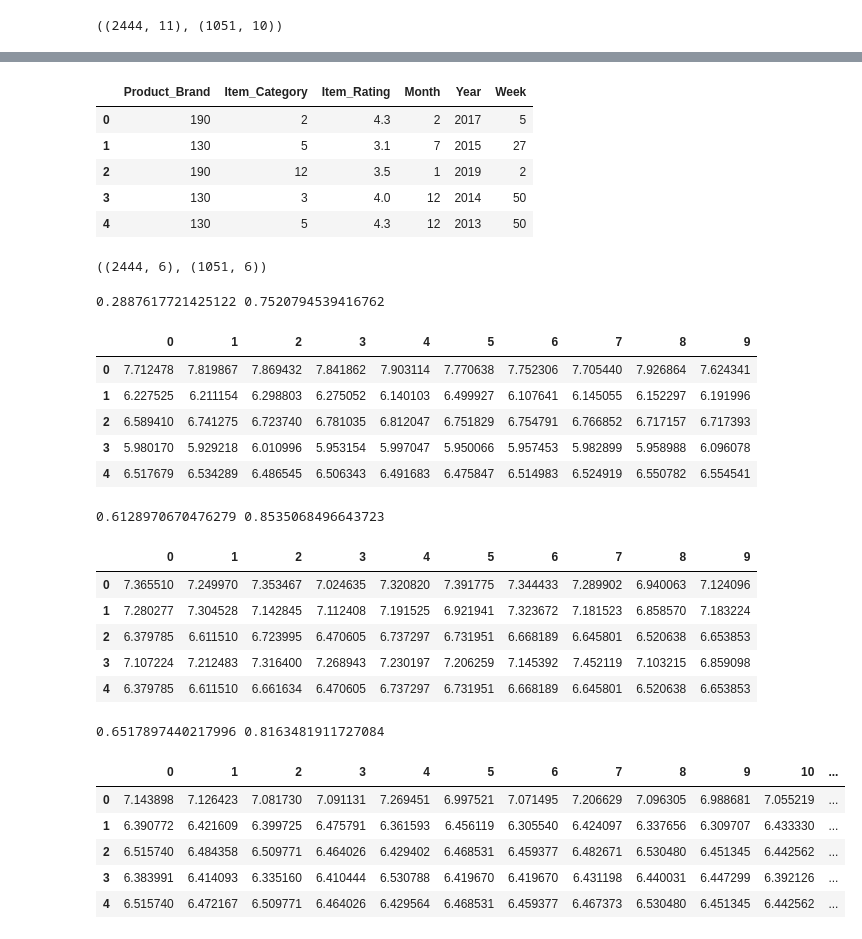
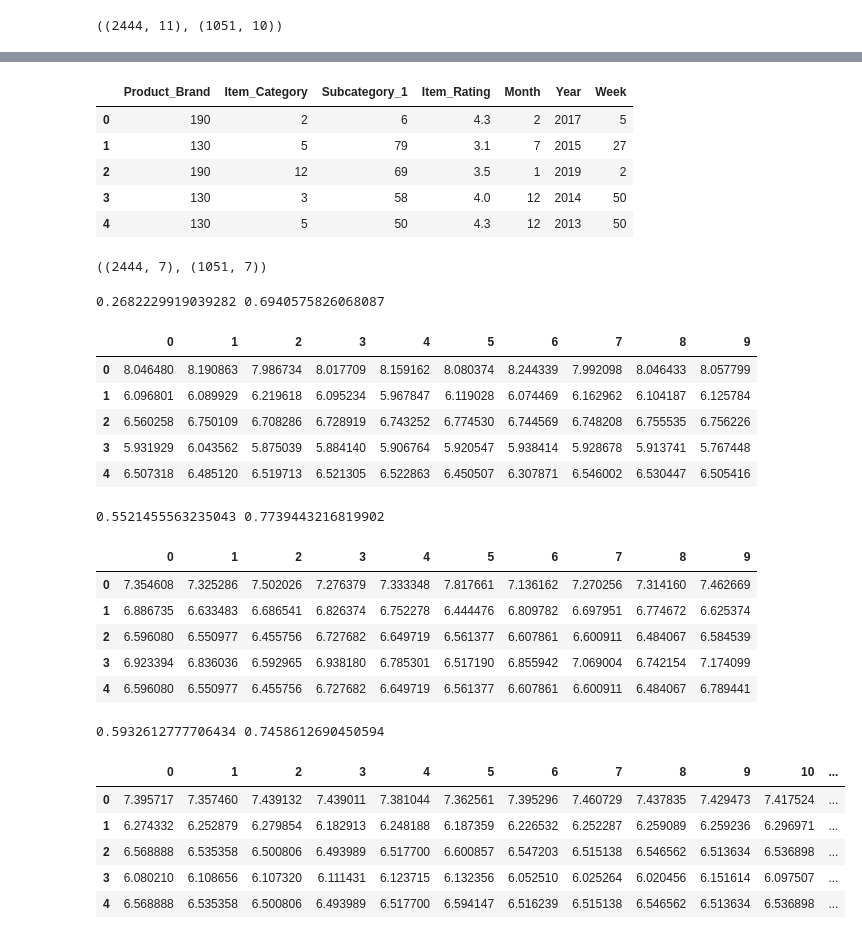
Before and after one commit to RahulGupta16/Machinehack-E-Commerce-product-price-prediction, a Jupyter notebook: Untitled.ipynb, the cells around one changed output, grey strips where cells are left out. Saved outputs shown, nothing was run; the diff lists cells and outputs as text; code cells hidden in the pictures.

Commit message:
Local cv : 0.72 , Online cv : 0.74, applied LE on Subcategory1,Itemcategory1and product brand using gdbr

```diff
--- a/Untitled.ipynb
+++ b/Untitled.ipynb
@@ -198,0 +216,10 @@ test.Product_Brand = pd.DataFrame(le.transform(test.Product_Brand),columns=['Ite
+# %%
+t1=set(train.Subcategory_1).difference(set(test.Subcategory_1))
+t2=set(test.Subcategory_1).difference(set(train.Subcategory_1))
+
+train.Subcategory_1=train.Subcategory_1.apply(lambda x : 'other' if x in t1 else x )
+test.Subcategory_1=test.Subcategory_1.apply(lambda x : 'other' if x in t2 else x )
+
+le=LabelEncoder()
+train.Subcategory_1=pd.DataFrame(le.fit_transform(train.Subcategory_1),columns=['Subcategory_1'])
+test.Subcategory_1=pd.DataFrame(le.transform(test.Subcategory_1),columns=['Subcategory_1'])
@@ -204,8 +268,8 @@ train.shape,test.shape
 # %% [output]
 ((2444, 11), (1051, 10))
 # %%
-train.drop(columns=['Product','Subcategory_1','Subcategory_2','Date'],inplace=True)
-test.drop(columns=['Product','Subcategory_1','Subcategory_2','Date'],inplace=True)
+train.drop(columns=['Product','Subcategory_2','Date'],inplace=True)
+test.drop(columns=['Product','Subcategory_2','Date'],inplace=True)
 # %%
 label =train['Selling_Price']
 train.drop(columns=['Selling_Price'],inplace=True)
@@ -221,16 +285,16 @@ test.head()
 # %%
 train.head()
 # %% [output]
-|  | Product_Brand | Item_Category | Item_Rating | Month | Year | Week |
-| 0 | 190 | 2 | 4.3 | 2 | 2017 | 5 |
-| 1 | 130 | 5 | 3.1 | 7 | 2015 | 27 |
-| 2 | 190 | 12 | 3.5 | 1 | 2019 | 2 |
-| 3 | 130 | 3 | 4.0 | 12 | 2014 | 50 |
-| 4 | 130 | 5 | 4.3 | 12 | 2013 | 50 |
+|  | Product_Brand | Item_Category | Subcategory_1 | Item_Rating | Month | Year | Week |
+| 0 | 190 | 2 | 6 | 4.3 | 2 | 2017 | 5 |
+| 1 | 130 | 5 | 79 | 3.1 | 7 | 2015 | 27 |
+| 2 | 190 | 12 | 69 | 3.5 | 1 | 2019 | 2 |
+| 3 | 130 | 3 | 58 | 4.0 | 12 | 2014 | 50 |
+| 4 | 130 | 5 | 50 | 4.3 | 12 | 2013 | 50 |
 # %%
 train.shape, test.shape
 # %% [output]
-((2444, 6), (1051, 6))
+((2444, 7), (1051, 7))
 # %%
 trpred=[]
 tepred=[]
@@ -252,33 +316,33 @@ def model(m,train,label,test,rnd_st,col):
     print(np.mean(trpred),np.mean(tepred))
     return(df)
 # %%
-model(RandomForestRegressor(random_state=810),train,label,test,2131,10).head()
+model(RandomForestRegressor(random_state=81210),train,label,test,213221,10).head()
 # %% [output]
-0.2887617721425122 0.7520794539416762
+0.2682229919039282 0.6940575826068087
 |  | 0 | 1 | 2 | 3 | 4 | 5 | 6 | 7 | 8 | 9 |
-| 0 | 7.712478 | 7.819867 | 7.869432 | 7.841862 | 7.903114 | 7.770638 | 7.752306 | 7.705440 | 7.926864 | 7.624341 |
-| 1 | 6.227525 | 6.211154 | 6.298803 | 6.275052 | 6.140103 | 6.499927 | 6.107641 | 6.145055 | 6.152297 | 6.191996 |
-| 2 | 6.589410 | 6.741275 | 6.723740 | 6.781035 | 6.812047 | 6.751829 | 6.754791 | 6.766852 | 6.717157 | 6.717393 |
-| 3 | 5.980170 | 5.929218 | 6.010996 | 5.953154 | 5.997047 | 5.950066 | 5.957453 | 5.982899 | 5.958988 | 6.096078 |
-| 4 | 6.517679 | 6.534289 | 6.486545 | 6.506343 | 6.491683 | 6.475847 | 6.514983 | 6.524919 | 6.550782 | 6.554541 |
+| 0 | 8.046480 | 8.190863 | 7.986734 | 8.017709 | 8.159162 | 8.080374 | 8.244339 | 7.992098 | 8.046433 | 8.057799 |
+| 1 | 6.096801 | 6.089929 | 6.219618 | 6.095234 | 5.967847 | 6.119028 | 6.074469 | 6.162962 | 6.104187 | 6.125784 |
+| 2 | 6.560258 | 6.750109 | 6.708286 | 6.728919 | 6.743252 | 6.774530 | 6.744569 | 6.748208 | 6.755535 | 6.756226 |
+| 3 | 5.931929 | 6.043562 | 5.875039 | 5.884140 | 5.906764 | 5.920547 | 5.938414 | 5.928678 | 5.913741 | 5.767448 |
+| 4 | 6.507318 | 6.485120 | 6.519713 | 6.521305 | 6.522863 | 6.450507 | 6.307871 | 6.546002 | 6.530447 | 6.505416 |
 # %%
-model(AdaBoostRegressor(random_state=90698),train,label,test,199343,10).head()
+model(AdaBoostRegressor(random_state=9018),train,label,test,1343,10).head()
 # %% [output]
-0.6128970670476279 0.8535068496643723
+0.5521455563235043 0.7739443216819902
 |  | 0 | 1 | 2 | 3 | 4 | 5 | 6 | 7 | 8 | 9 |
-| 0 | 7.365510 | 7.249970 | 7.353467 | 7.024635 | 7.320820 | 7.391775 | 7.344433 | 7.289902 | 6.940063 | 7.124096 |
-| 1 | 7.280277 | 7.304528 | 7.142845 | 7.112408 | 7.191525 | 6.921941 | 7.323672 | 7.181523 | 6.858570 | 7.183224 |
-| 2 | 6.379785 | 6.611510 | 6.723995 | 6.470605 | 6.737297 | 6.731951 | 6.668189 | 6.645801 | 6.520638 | 6.653853 |
-| 3 | 7.107224 | 7.212483 | 7.316400 | 7.268943 | 7.230197 | 7.206259 | 7.145392 | 7.452119 | 7.103215 | 6.859098 |
-| 4 | 6.379785 | 6.611510 | 6.661634 | 6.470605 | 6.737297 | 6.731951 | 6.668189 | 6.645801 | 6.520638 | 6.653853 |
+| 0 | 7.354608 | 7.325286 | 7.502026 | 7.276379 | 7.333348 | 7.817661 | 7.136162 | 7.270256 | 7.314160 | 7.462669 |
+| 1 | 6.886735 | 6.633483 | 6.686541 | 6.826374 | 6.752278 | 6.444476 | 6.809782 | 6.697951 | 6.774672 | 6.625374 |
+| 2 | 6.596080 | 6.550977 | 6.455756 | 6.727682 | 6.649719 | 6.561377 | 6.607861 | 6.600911 | 6.484067 | 6.584539 |
+| 3 | 6.923394 | 6.836036 | 6.592965 | 6.938180 | 6.785301 | 6.517190 | 6.855942 | 7.069004 | 6.742154 | 7.174099 |
+| 4 | 6.596080 | 6.550977 | 6.455756 | 6.727682 | 6.649719 | 6.561377 | 6.607861 | 6.600911 | 6.484067 | 6.789441 |
 # %%
-model(GradientBoostingRegressor(random_state=49700),train,label,test,79690,15).head()
+model(GradientBoostingRegressor(random_state=490),train,label,test,690,15).head()
 # %% [output]
-0.6517897440217996 0.8163481911727084
+0.5932612777706434 0.7458612690450594
 |  | 0 | 1 | 2 | 3 | 4 | 5 | 6 | 7 | 8 | 9 | 10 | ... |
-| 0 | 7.143898 | 7.126423 | 7.081730 | 7.091131 | 7.269451 | 6.997521 | 7.071495 | 7.206629 | 7.096305 | 6.988681 | 7.055219 | ... |
-| 1 | 6.390772 | 6.421609 | 6.399725 | 6.475791 | 6.361593 | 6.456119 | 6.305540 | 6.424097 | 6.337656 | 6.309707 | 6.433330 | ... |
-| 2 | 6.515740 | 6.484358 | 6.509771 | 6.464026 | 6.429402 | 6.468531 | 6.459377 | 6.482671 | 6.530480 | 6.451345 | 6.442562 | ... |
-| 3 | 6.383991 | 6.414093 | 6.335160 | 6.410444 | 6.530788 | 6.419670 | 6.419670 | 6.431198 | 6.440031 | 6.447299 | 6.392126 | ... |
-| 4 | 6.515740 | 6.472167 | 6.509771 | 6.464026 | 6.429564 | 6.468531 | 6.459377 | 6.467373 | 6.530480 | 6.451345 | 6.442562 | ... |
+| 0 | 7.395717 | 7.357460 | 7.439132 | 7.439011 | 7.381044 | 7.362561 | 7.395296 | 7.460729 | 7.437835 | 7.429473 | 7.417524 | ... |
+| 1 | 6.274332 | 6.252879 | 6.279854 | 6.182913 | 6.248188 | 6.187359 | 6.226532 | 6.252287 | 6.259089 | 6.259236 | 6.296971 | ... |
+| 2 | 6.568888 | 6.535358 | 6.500806 | 6.493989 | 6.517700 | 6.600857 | 6.547203 | 6.515138 | 6.546562 | 6.513634 | 6.536898 | ... |
+| 3 | 6.080210 | 6.108656 | 6.107320 | 6.111431 | 6.123715 | 6.132356 | 6.052510 | 6.025264 | 6.020456 | 6.151614 | 6.097507 | ... |
+| 4 | 6.568888 | 6.535358 | 6.500806 | 6.493989 | 6.517700 | 6.594147 | 6.516239 | 6.515138 | 6.546562 | 6.513634 | 6.536898 | ... |
 # %%
```
Also changed, not shown: parts of 16 cells of this notebook, 1 other file.
